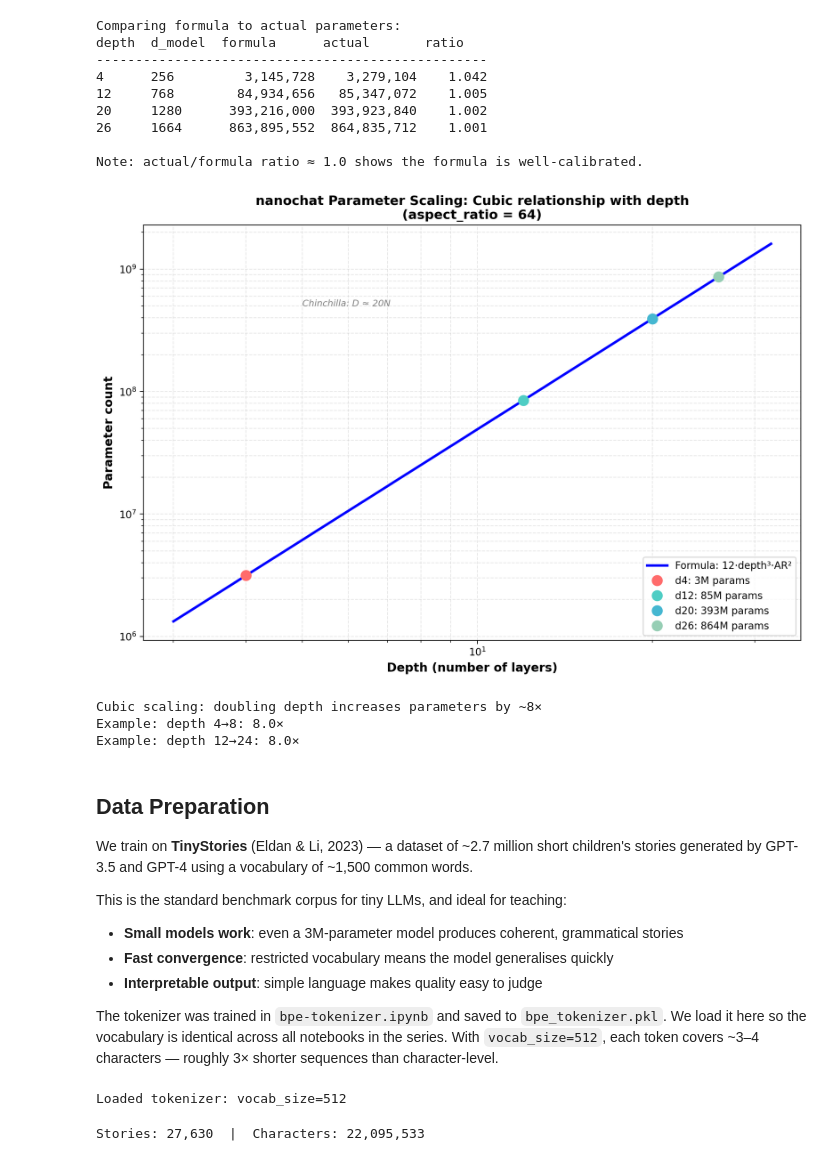
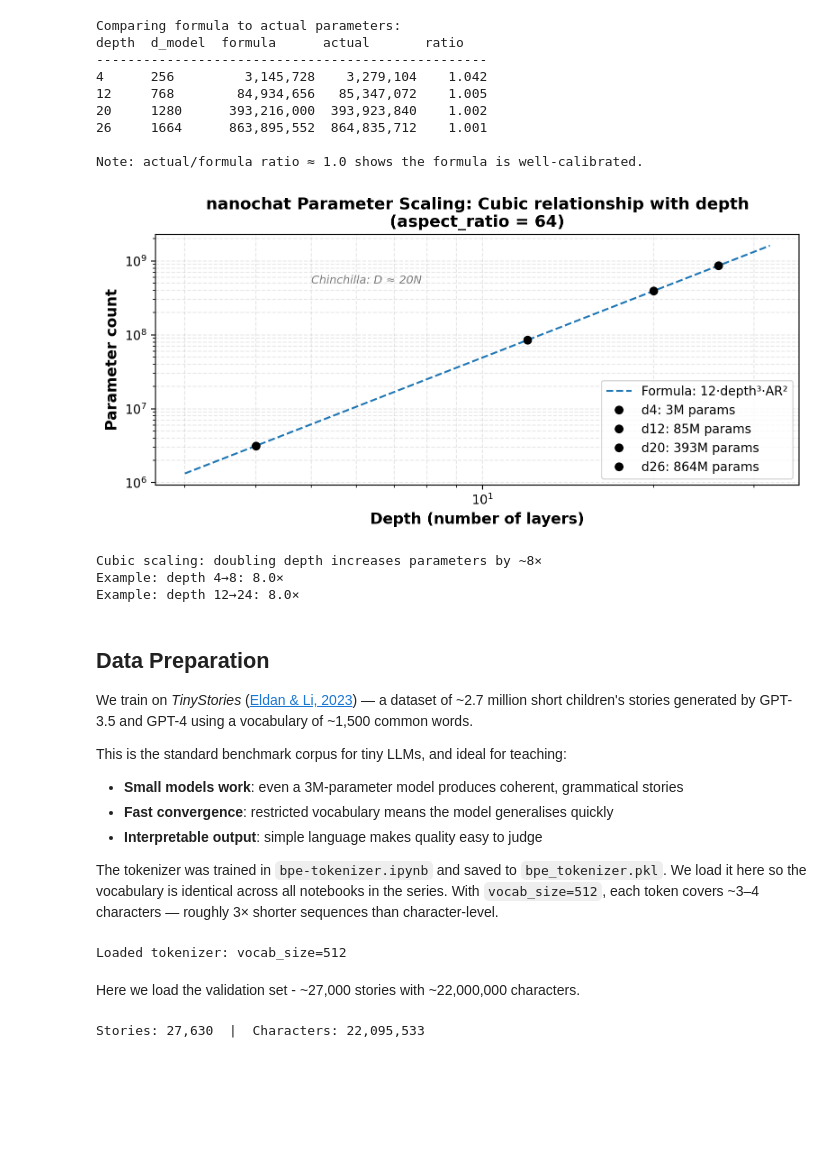
Before and after one commit to yoavram/nanochat, a Jupyter notebook: nanochat.ipynb, the cells around one changed output. Drawn from its saved outputs; the diff is of its cells as text; code cells hidden in the pictures; blank space fills up the shorter version.

```diff
--- a/nanochat.ipynb
+++ b/nanochat.ipynb
@@ -156,7 +141,7 @@ def rms_norm(g, x, eps=1e-6):
     return g * (x / rms)
 
 # Test: norm is ~1 after normalisation
-key, sub = jax.random.split(KEY)
+key, sub = jax.random.split(key)
 x = jax.random.normal(sub, (4, 16, 64))
 g = jnp.ones(64)
 y = rms_norm(g, x)
@@ -221,7 +205,7 @@ plt.tight_layout()
 plt.show()
 
 # Verify norm is preserved after rotation
-key, sub = jax.random.split(KEY)
+key, sub = jax.random.split(key)
 x = jax.random.normal(sub, (2, seq_len, head_dim))
 cos_, sin_ = precompute_rope(seq_len, head_dim)
 x_rot = apply_rope(x, cos_, sin_)
@@ -345,12 +329,12 @@ def mlp_forward(params_mlp, x):
     return h @ params_mlp['W2']           # (B, T, d)
 
 # Test
-key, s1, s2 = jax.random.split(KEY, 3)
+key, s1, s2 = jax.random.split(key, 3)
 params_mlp = {
     'W1': jax.random.normal(s1, (64, 256)) * 0.02,
     'W2': jax.random.normal(s2, (256, 64)) * 0.02,
 }
-x_ = jax.random.normal(KEY, (2, 10, 64))
+x_ = jax.random.normal(key, (2, 10, 64))
 out = mlp_forward(params_mlp, x_)
 print(f"MLP output shape: {out.shape}  (expected (2, 10, 64))")
 print(f"Sparsity (fraction of zeros in hidden layer): "
@@ -426,7 +410,7 @@ def init_params(key, vocab_size, d_model=128, n_heads=4, n_layers=4, d_ff=None):
     return params, config
 
 V_test = 50
-key_init = jax.random.PRNGKey(0)
+key_init = jax.random.key(993)
 params, cfg = init_params(key_init, vocab_size=V_test, d_model=64, n_heads=4, n_layers=2)
 # %%
 def count_params(pytree):
@@ -603,47 +587,44 @@ Note: actual/formula ratio ≈ 1.0 shows the formula is well-calibrated.
 # %%
 # Plot parameter count vs depth on log-log scale
 depths = np.logspace(np.log10(3), np.log10(32), 50)
 params_formula = [param_formula(d, aspect_ratio=64) for d in depths]
 
-fig, ax = plt.subplots(figsize=(10, 7))
+fig, ax = plt.subplots(figsize=(8, 4))
 
 # Plot the cubic scaling curve
-ax.loglog(depths, params_formula, 'b-', linewidth=2.5, label='Formula: 12·depth³·AR²')
+ax.loglog(depths, params_formula, '--', label='Formula: 12·depth³·AR²')
 
 # Mark actual nanochat configs
 nanochat_colors = {'d4': '#FF6B6B', 'd12': '#4ECDC4', 'd20': '#45B7D1', 'd26': '#96CEB4'}
 for depth in [4, 12, 20, 26]:
     params = param_formula(depth, aspect_ratio=64)
-    color = list(nanochat_colors.values())[(depth-4)//6] if depth in [4, 12, 20, 26] else '#999999'
-    ax.loglog(depth, params, 'o', markersize=10,
-             label=f'd{depth}: {params/1e6:.0f}M params', color=color)
+    ax.loglog(depth, params, 'o', label=f'd{depth}: {params/1e6:.0f}M params', color='k')
 
 # Add reference lines for compute-optimal training (Chinchilla: D ≈ 20N)
 ax.text(5, 5e8, 'Chinchilla: D ≈ 20N', fontsize=9, style='italic', color='gray')
 
 ax.set_xlabel('Depth (number of layers)', fontsize=12, fontweight='bold')
 ax.set_ylabel('Parameter count', fontsize=12, fontweight='bold')
 ax.set_title('nanochat Parameter Scaling: Cubic relationship with depth\n(aspect_ratio = 64)',
             fontsize=13, fontweight='bold')
 ax.grid(True, which='both', alpha=0.3, linestyle='--')
 ax.legend(loc='lower right', fontsize=10)
 
 plt.tight_layout()
 plt.show()
 
 print(f"\nCubic scaling: doubling depth increases parameters by ~8×")
 print(f"Example: depth 4→8: {param_formula(8, 64)/param_formula(4, 64):.1f}×")
 print(f"Example: depth 12→24: {param_formula(24, 64)/param_formula(12, 64):.1f}×")
 # %% [output]
-[figure, old version]
+[figure, new version]
 Cubic scaling: doubling depth increases parameters by ~8×
 Example: depth 4→8: 8.0×
 Example: depth 12→24: 8.0×
 # %% [markdown]
 ## Data Preparation
 
-We train on **TinyStories** (Eldan & Li, 2023) — a dataset of ~2.7 million short children's
-stories generated by GPT-3.5 and GPT-4 using a vocabulary of ~1,500 common words.
+We train on *TinyStories* ([Eldan & Li, 2023](https://arxiv.org/abs/2305.07759)) — a dataset of ~2.7 million short children's stories generated by GPT-3.5 and GPT-4 using a vocabulary of ~1,500 common words.
 
 This is the standard benchmark corpus for tiny LLMs, and ideal for teaching:
 
@@ -663,6 +642,8 @@ vocab, merges = bpe_load('bpe_tokenizer.pkl')
 print(f"Loaded tokenizer: vocab_size={len(vocab)}")
 # %% [output]
 Loaded tokenizer: vocab_size=512
+# %% [markdown]
+Here we load the validation set - ~27,000 stories with ~22,000,000 characters.
 # %%
 CACHE = "data/TinyStoriesV2-GPT4-valid.txt"
 with open(CACHE, encoding='utf-8') as f:
```
Also changed, not shown: parts of 25 cells of this notebook.
